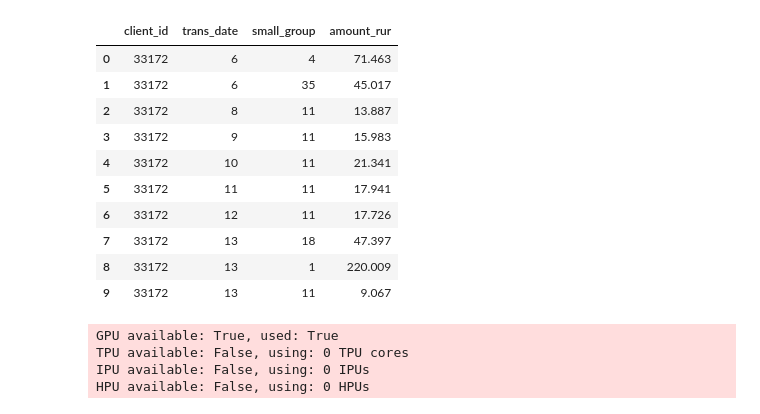
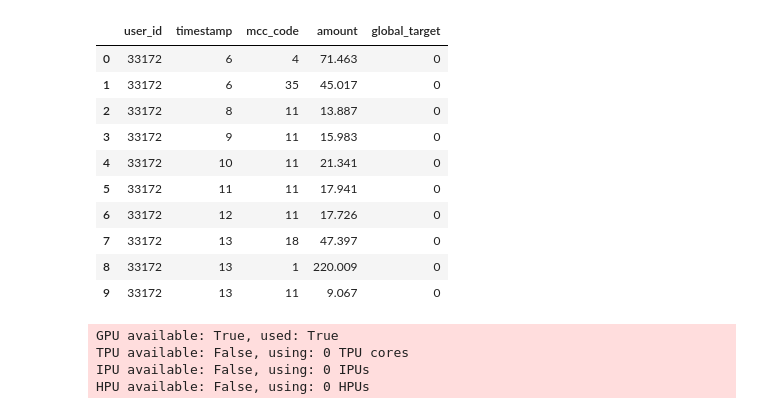
Before and after one commit to romanenkova95/transactions_gen_models, a Jupyter notebook: notebooks/coles_test.ipynb, the cells around one changed output. Saved outputs shown, nothing was run; the diff lists cells and outputs as text; code cells hidden in the pictures.

```diff
--- a/notebooks/coles_test.ipynb
+++ b/notebooks/coles_test.ipynb
@@ -30,19 +33,21 @@ from src.coles import CustomColesDataset, CustomCoLES
 # %%
 with initialize(config_path="../config", version_base=None):
-    cfg = compose(config_name="config")
+    cfg = compose(config_name="config_age")
+
+cfg_preprop = cfg["dataset"]
+cfg_model = cfg["model"]
 # %%
-df = pd.read_csv(Path(cfg["dataset"]["dir_path"]).joinpath(cfg["dataset"]["train_file_name"]))
+df = pd.read_parquet(Path(cfg["dataset"]["dir_path"]).joinpath(cfg["dataset"]["train_file_name"]))
+df.head(10)
+# %% [output]
+|  | user_id | timestamp | mcc_code | amount | global_target |
+| 0 | 33172 | 6 | 4 | 71.463 | 0 |
+| 1 | 33172 | 6 | 35 | 45.017 | 0 |
+| 2 | 33172 | 8 | 11 | 13.887 | 0 |
+| 3 | 33172 | 9 | 11 | 15.983 | 0 |
+| 4 | 33172 | 10 | 11 | 21.341 | 0 |
+| 5 | 33172 | 11 | 11 | 17.941 | 0 |
+| 6 | 33172 | 12 | 11 | 17.726 | 0 |
+| 7 | 33172 | 13 | 18 | 47.397 | 0 |
+| 8 | 33172 | 13 | 1 | 220.009 | 0 |
+| 9 | 33172 | 13 | 11 | 9.067 | 0 |
-# %%
-df.head(10)
-# %% [output]
-|  | client_id | trans_date | small_group | amount_rur |
-| 0 | 33172 | 6 | 4 | 71.463 |
-| 1 | 33172 | 6 | 35 | 45.017 |
-| 2 | 33172 | 8 | 11 | 13.887 |
-| 3 | 33172 | 9 | 11 | 15.983 |
-| 4 | 33172 | 10 | 11 | 21.341 |
-| 5 | 33172 | 11 | 11 | 17.941 |
-| 6 | 33172 | 12 | 11 | 17.726 |
-| 7 | 33172 | 13 | 18 | 47.397 |
-| 8 | 33172 | 13 | 1 | 220.009 |
-| 9 | 33172 | 13 | 11 | 9.067 |
```
Also changed, not shown: parts of 4 cells of this notebook, 10 other files.
